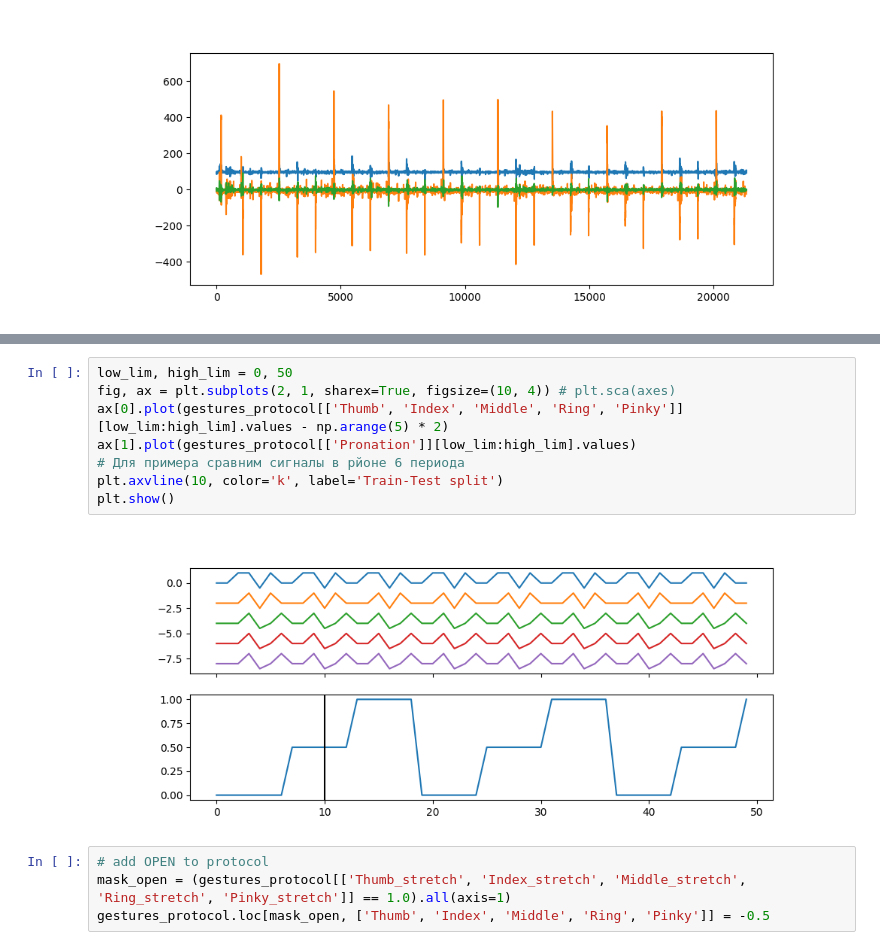
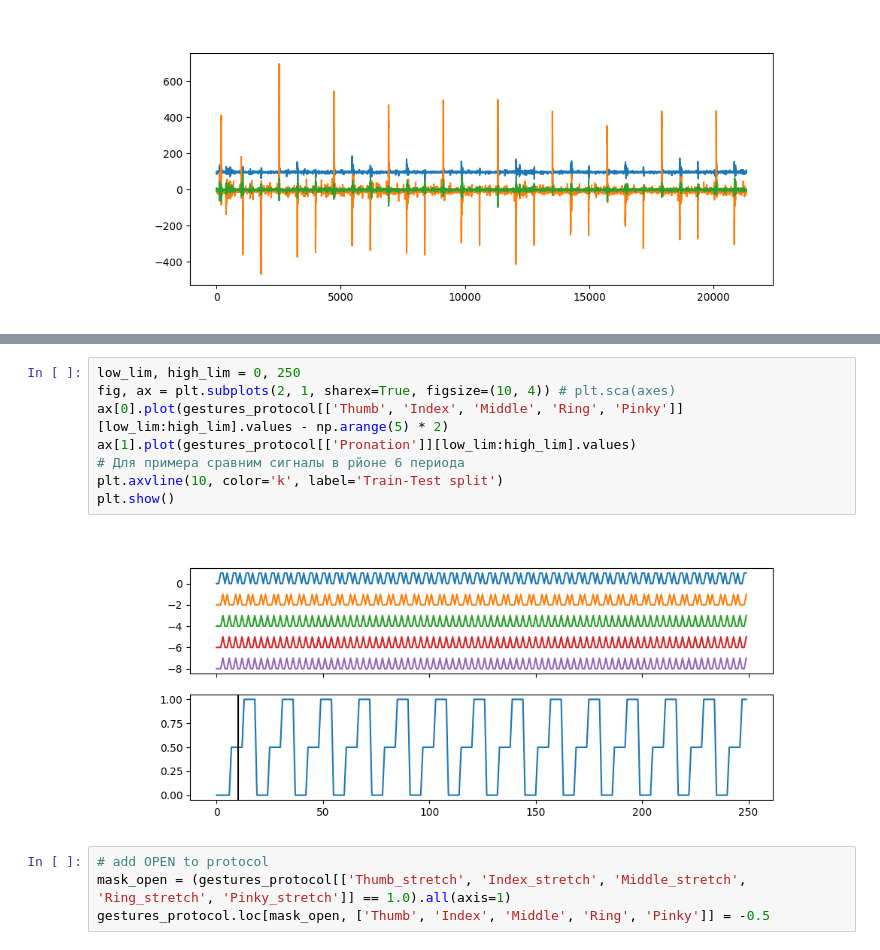
Before and after one commit to Internship-moto/Gestures_3, a Jupyter notebook: notebooks/Gestures_2.ipynb, the cells around one changed output, grey strips where cells are left out. Cells and saved outputs as stored; diff of their text form.

```diff
--- a/notebooks/Gestures_2.ipynb
+++ b/notebooks/Gestures_2.ipynb
@@ -266,13 +236,13 @@ Name: Pronation, Length: 307, dtype: float64
 # %%
-low_lim, high_lim = 0, 50
+low_lim, high_lim = 0, 250
 fig, ax = plt.subplots(2, 1, sharex=True, figsize=(10, 4)) # plt.sca(axes)
 ax[0].plot(gestures_protocol[['Thumb', 'Index', 'Middle', 'Ring', 'Pinky']][low_lim:high_lim].values - np.arange(5) * 2)
 ax[1].plot(gestures_protocol[['Pronation']][low_lim:high_lim].values)
 # Для примера сравним сигналы в рйоне 6 периода
 plt.axvline(10, color='k', label='Train-Test split')
 plt.show()
 # %% [output]
-[figure, old version]
+[figure, new version]
 # %%
 # add OPEN to protocol
 mask_open = (gestures_protocol[['Thumb_stretch', 'Index_stretch', 'Middle_stretch', 'Ring_stretch', 'Pinky_stretch']] == 1.0).all(axis=1)
```
Also changed, not shown: parts of 18 cells of this notebook.
